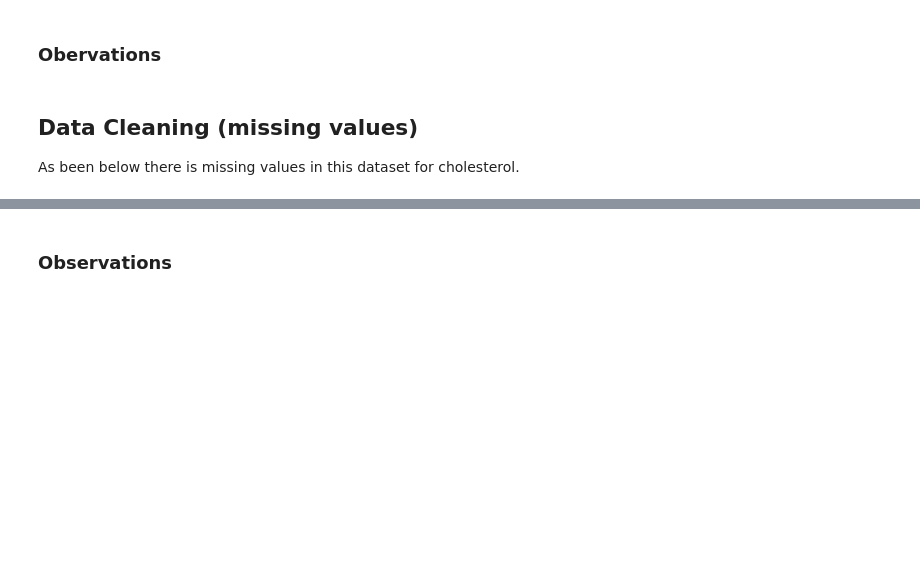
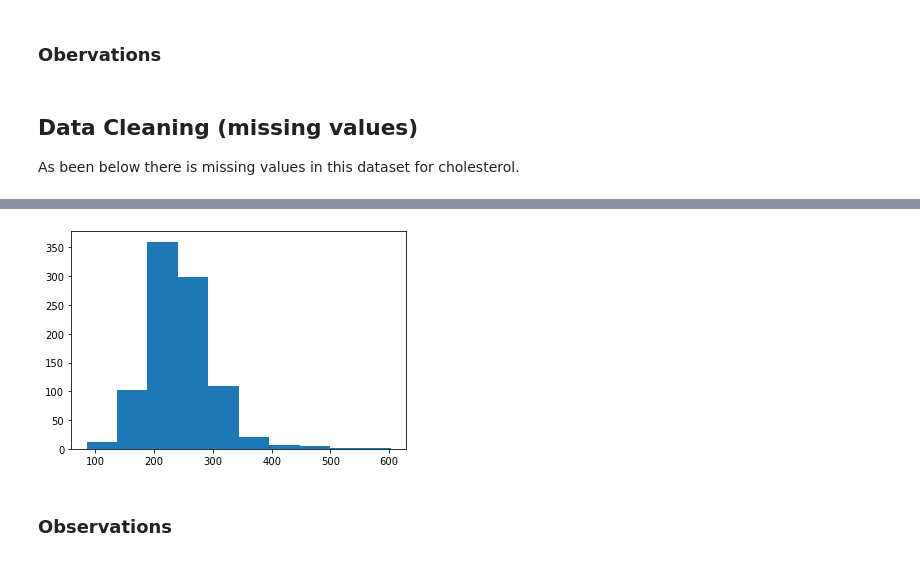
Before and after one commit to Finnian-HBLR/Health-Data-Project---Heart-Failure-Prediction, a Jupyter notebook: Heart Failure Prediction.ipynb, the cells around one changed output, grey strips where cells are left out. Drawn from its saved outputs; the diff is of its cells as text; code cells hidden in the pictures; blank space fills up the shorter version.

Commit message:
added working KNN-Imputer

```diff
--- a/Heart Failure Prediction.ipynb
+++ b/Heart Failure Prediction.ipynb
@@ -319,3 +340,43 @@ MICE
+# %%
+import numpy as np
+from sklearn.experimental import enable_iterative_imputer
+from sklearn.impute import IterativeImputer
+from sklearn.linear_model import LinearRegression
+import pandas as pd
+import numpy as np
+from sklearn.impute import KNNImputer
+import matplotlib.pyplot as plt
+
+
+# Load and replace all "0" with NaN so the KNN network can locate the data without changing all 0's in the dataset.
+knnDataSetUsed = pd.read_csv("processed_heart_failure_data.csv")
+knnDataSetUsed["Cholesterol"] = np.where(knnDataSetUsed["Cholesterol"]==0, float("NaN"),knnDataSetUsed["Cholesterol"])
+
+# Define hyperparameters for KNN imuter.
+
+imputer = KNNImputer(missing_values=float("NaN"), n_neighbors=2, weights="uniform")
+outputd = imputer.fit_transform(knnDataSetUsed)
+
+df = pd.DataFrame(outputd)
+
+# Rename collums with old headers.
+count = -1
+for col in knnDataSetUsed.columns:
+    count += 1
+    df.rename(columns={count: knnDataSetUsed.columns[count]}, inplace=True)
+
+# Save to CSV
+df.to_csv("processed_imputer_heart_failure_data.csv", index=False)
+
+# Results
+
+df = pd.read_csv("processed_imputer_heart_failure_data.csv")
+
+plt.hist(df["Cholesterol"])
+df.dropna(inplace=True)
+plt.show()
+# %% [output]
+[figure, added]
 # %% [markdown]
 ### Observations
 # %% [markdown]
```
Also changed, not shown: parts of 28 cells of this notebook, 1 other file.
